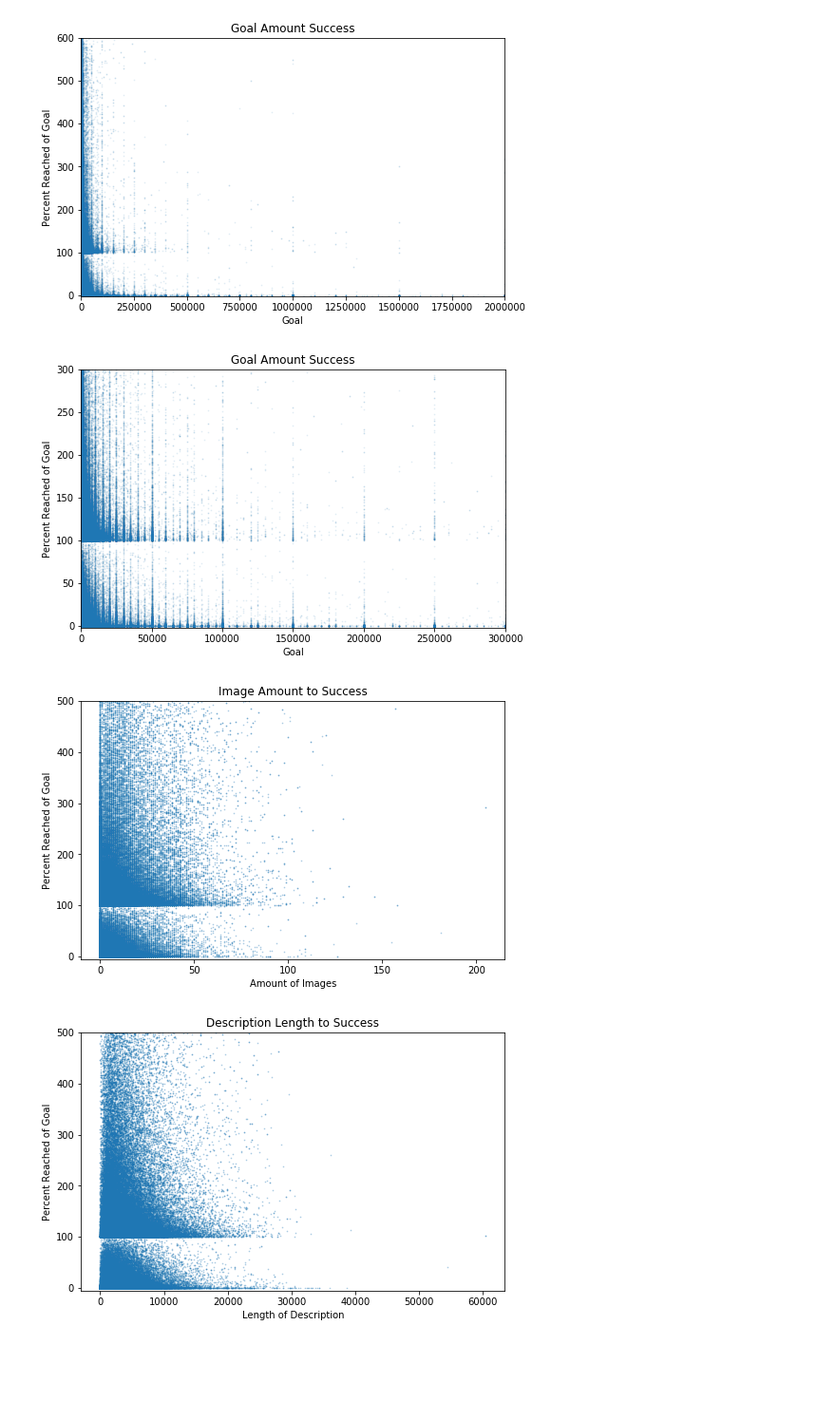
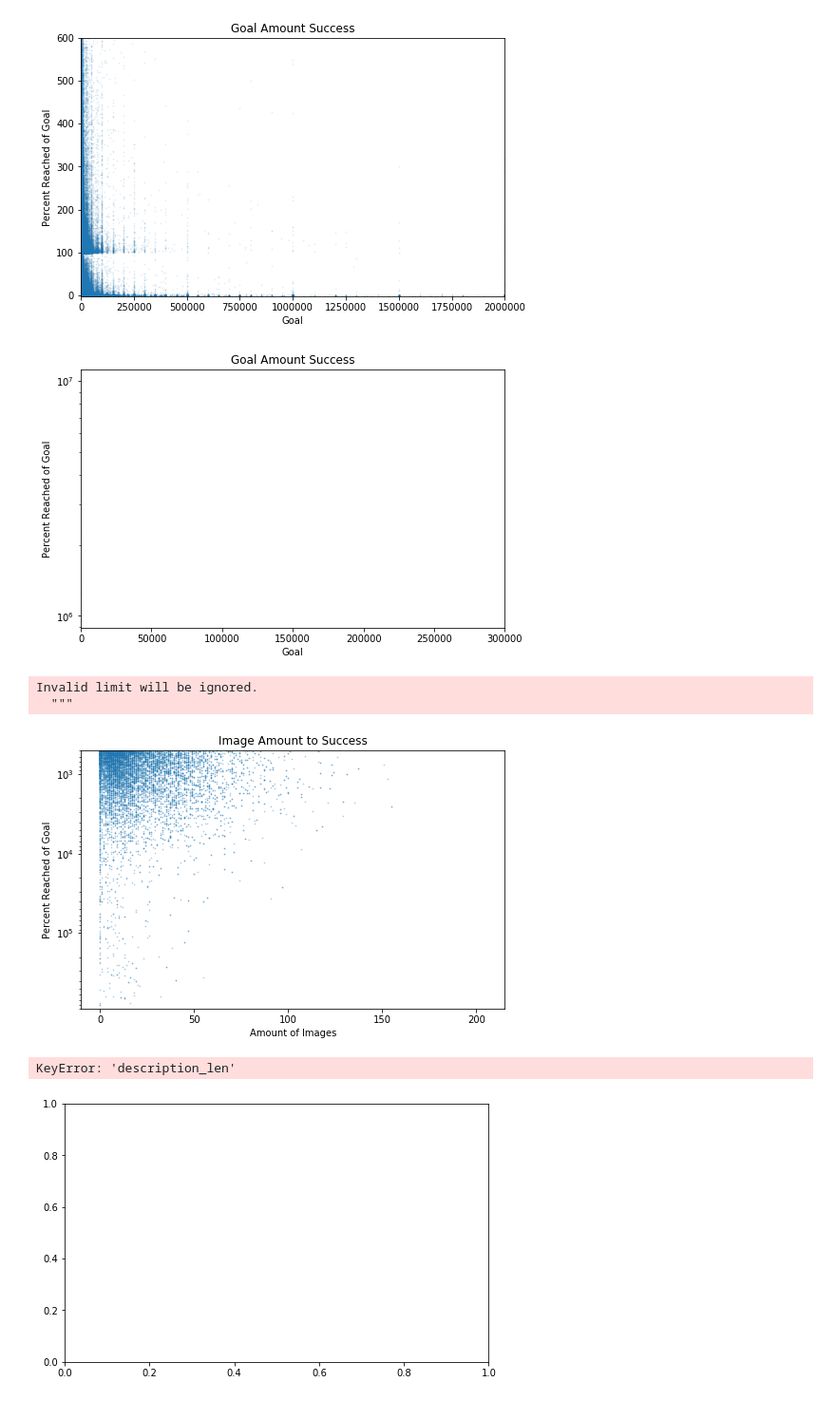
Before and after one commit to ohmgmatt/Springboard, a Jupyter notebook: capstone_one/Story.ipynb, the cells around one changed output. Shown at 95% size. Drawn from its saved outputs; the diff is of its cells as text; code cells hidden in the pictures; blank space fills up the shorter version.

```diff
--- a/capstone_one/Story.ipynb
+++ b/capstone_one/Story.ipynb
@@ -524,7 +544,7 @@ plt.show()
 fig, ax = plt.subplots(figsize=(8, 5))
 
 ax.scatter(df['goal'], df['percent_goal'], alpha = 0.1, s = 0.5)
-ax.set_ylim([-2,300])
+ax.set_yscale('log')
 ax.set_xlim([0,300000])
 
 ax.set_xlabel('Goal')
@@ -538,11 +558,12 @@ plt.show()
 ## whether or not they'll succeed. If they've reached around 75%, there's a higher chance they'll finish
 ## than they will not finish.
 # %% [output]
-[figure, old version]
+[figure, new version]
 # %%
 fig, ax = plt.subplots(figsize=(8, 5))
 
 ax.scatter(df['img_count'], df['percent_goal'], alpha = 0.3, s = 0.5)
+ax.set_yscale('log')
 ax.set_ylim([-5,500])
 
 ax.set_xlabel('Amount of Images')
@@ -554,23 +575,27 @@ plt.show()
 ## It's also easier to see a drop off that a higher amount of images doesn't necessarily mean
 ## a higher success rate.
 # %% [output]
+Invalid limit will be ignored.
+  """
-[figure, old version]
+[figure, new version]
 # %%
 ## Quickly get the length of description
 df['description_len'] = df['description'].str.len()
 # %%
 fig, ax = plt.subplots(figsize=(8, 5))
 
 ax.scatter(df['description_len'], df['percent_goal'], alpha = 0.3, s = 0.5)
+ax.set_yscale('log')
 ax.set_ylim([-5,500])
 
 ax.set_xlabel('Length of Description')
 ax.set_ylabel('Percent Reached of Goal')
 ax.set_title('Description Length to Success')
 
 plt.show()
 # %% [output]
+KeyError: 'description_len'
-[figure, old version]
+[figure, new version]
 # %%
 import seaborn as sns
 # %%
```
Also changed, not shown: parts of 25 cells of this notebook, 20 other files.
